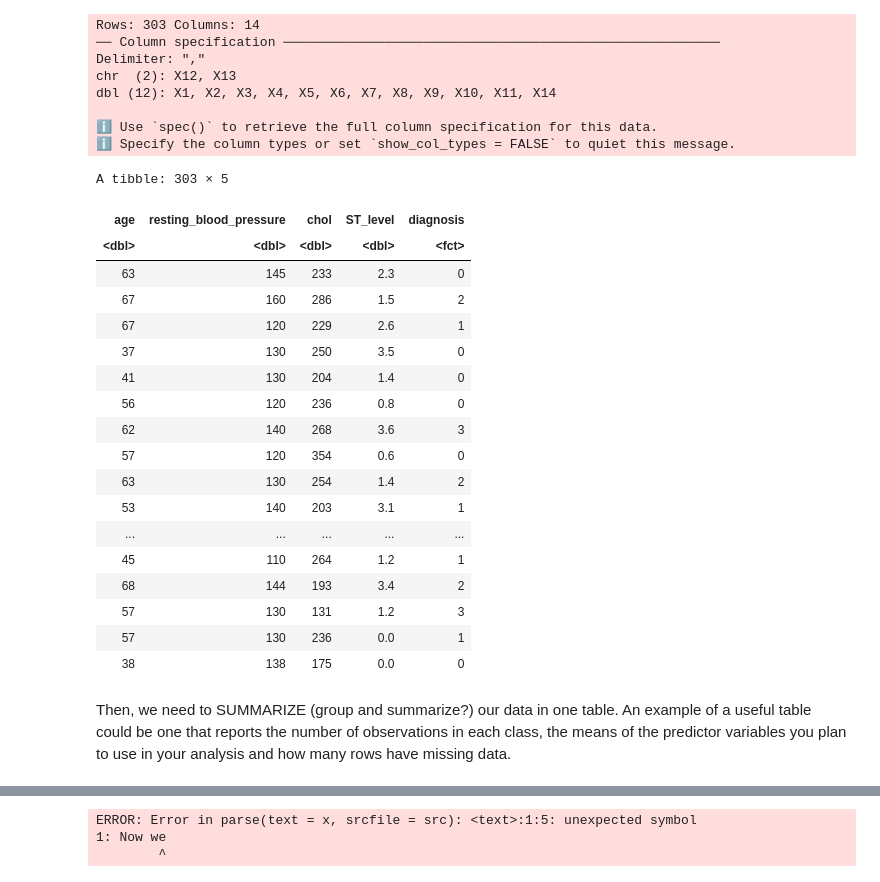
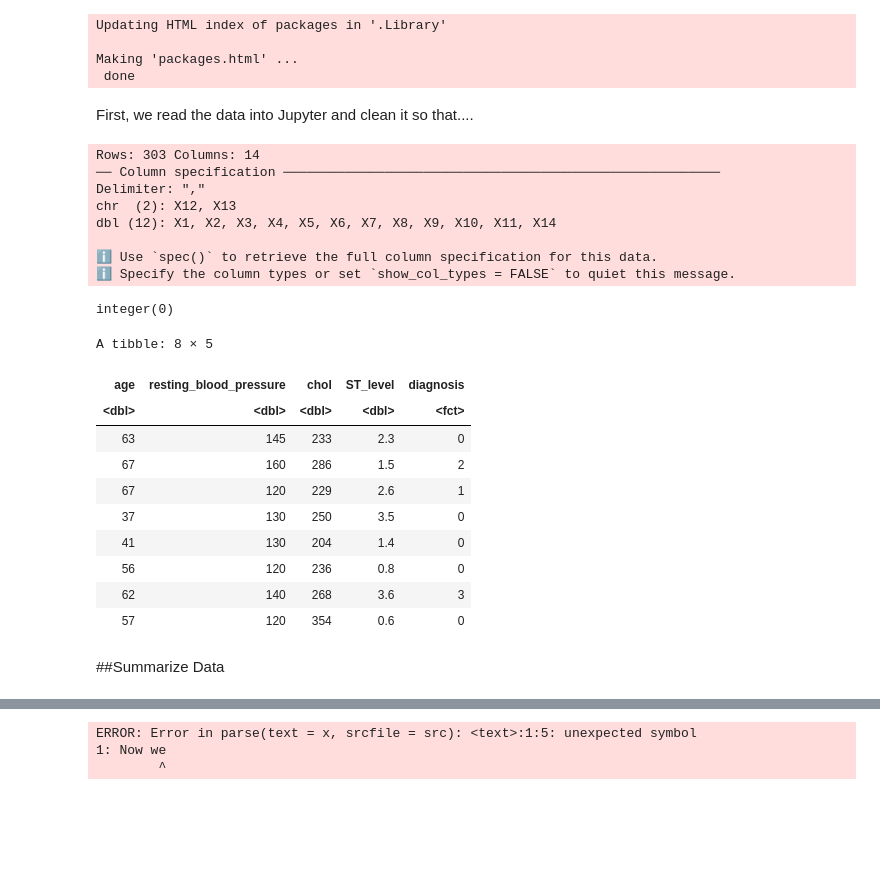
Before and after one commit to sendhelpDSCI/UBC_DSCI100_Group166, a Jupyter notebook: Data analysis.ipynb, the cells around one changed output, grey strips where cells are left out. Saved outputs shown, nothing was run; the diff lists cells and outputs as text; code cells hidden in the pictures; blank space fills up the shorter version.

Commit message:
data analysis save??

```diff
--- a/Data analysis.ipynb
+++ b/Data analysis.ipynb
@@ -1,3 +1,11 @@
+# %%
+#Install cowplot to use plot_grid function for better readability (optional)
+install.packages('cowplot')
+# %% [output]
+Updating HTML index of packages in '.Library'
+
+Making 'packages.html' ...
+ done
 # %%
 library(tidyverse)
 library(tidymodels)
@@ -4,35 +13,36 @@ library(tidymodels)
+# %% [markdown]
+First, we read the data into Jupyter and clean it so that....
 # %%
-#Reading data into Jupyter
+#Read the data from the webpage into Jupyter
 heart_disease <- read_delim("https://archive.ics.uci.edu/ml/machine-learning-databases/heart-disease/processed.cleveland.data", col_names = FALSE)
+#Add column names based on the information given by the dataset webpage (to improve readability)
 colnames(heart_disease) <- c("age", "sex", "chest_pain_type", "resting_blood_pressure", "chol", "fasting_blood_sugar", "resting_electrocardiographic_results", "maximum_heart_rate_achieved", "exercise_induced_angina", "ST_level", "slope", "number_of_major_vessels", "thal", "diagnosis_of_heart_disease")
+#Select chosen predictor and class variables
 heart_data <- heart_disease |> mutate(diagnosis = as_factor(diagnosis_of_heart_disease)) |> select(age, resting_blood_pressure, chol, ST_level, diagnosis)
-heart_data
+#Check to see if there are any NA values
+which(is.na(heart_data))
+    #There aren't any NA values (the function returned no positions with missing values)
+
+head(heart_data, n =8)
 # %% [output]
 Rows: 303 Columns: 14
 ── Column specification ────────────────────────────────────────────────────────
 Delimiter: ","
 chr  (2): X12, X13
 dbl (12): X1, X2, X3, X4, X5, X6, X7, X8, X9, X10, X11, X14
 
 ℹ Use `spec()` to retrieve the full column specification for this data.
 ℹ Specify the column types or set `show_col_types = FALSE` to quiet this message.
-A tibble: 303 × 5
+integer(0)
+A tibble: 8 × 5
 | age | resting_blood_pressure | chol | ST_level | diagnosis |
 | <dbl> | <dbl> | <dbl> | <dbl> | <fct> |
 | 63 | 145 | 233 | 2.3 | 0 |
 | 67 | 160 | 286 | 1.5 | 2 |
 | 67 | 120 | 229 | 2.6 | 1 |
 | 37 | 130 | 250 | 3.5 | 0 |
 | 41 | 130 | 204 | 1.4 | 0 |
 | 56 | 120 | 236 | 0.8 | 0 |
 | 62 | 140 | 268 | 3.6 | 3 |
 | 57 | 120 | 354 | 0.6 | 0 |
-| 63 | 130 | 254 | 1.4 | 2 |
-| 53 | 140 | 203 | 3.1 | 1 |
-| ... | ... | ... | ... | ... |
-| 45 | 110 | 264 | 1.2 | 1 |
-| 68 | 144 | 193 | 3.4 | 2 |
-| 57 | 130 | 131 | 1.2 | 3 |
-| 57 | 130 | 236 | 0.0 | 1 |
-| 38 | 138 | 175 | 0.0 | 0 |
 # %%
@@ -50,3 +58,3 @@ heart_test <- testing(heart_split)
 # %% [markdown]
-Then, we need to SUMMARIZE (group and summarize?) our data in one table. An example of a useful table could be one that reports the number of observations in each class, the means of the predictor variables you plan to use in your analysis and how many rows have missing data.
+##Summarize Data
 # %%
```
Also changed, not shown: parts of 8 cells of this notebook.
